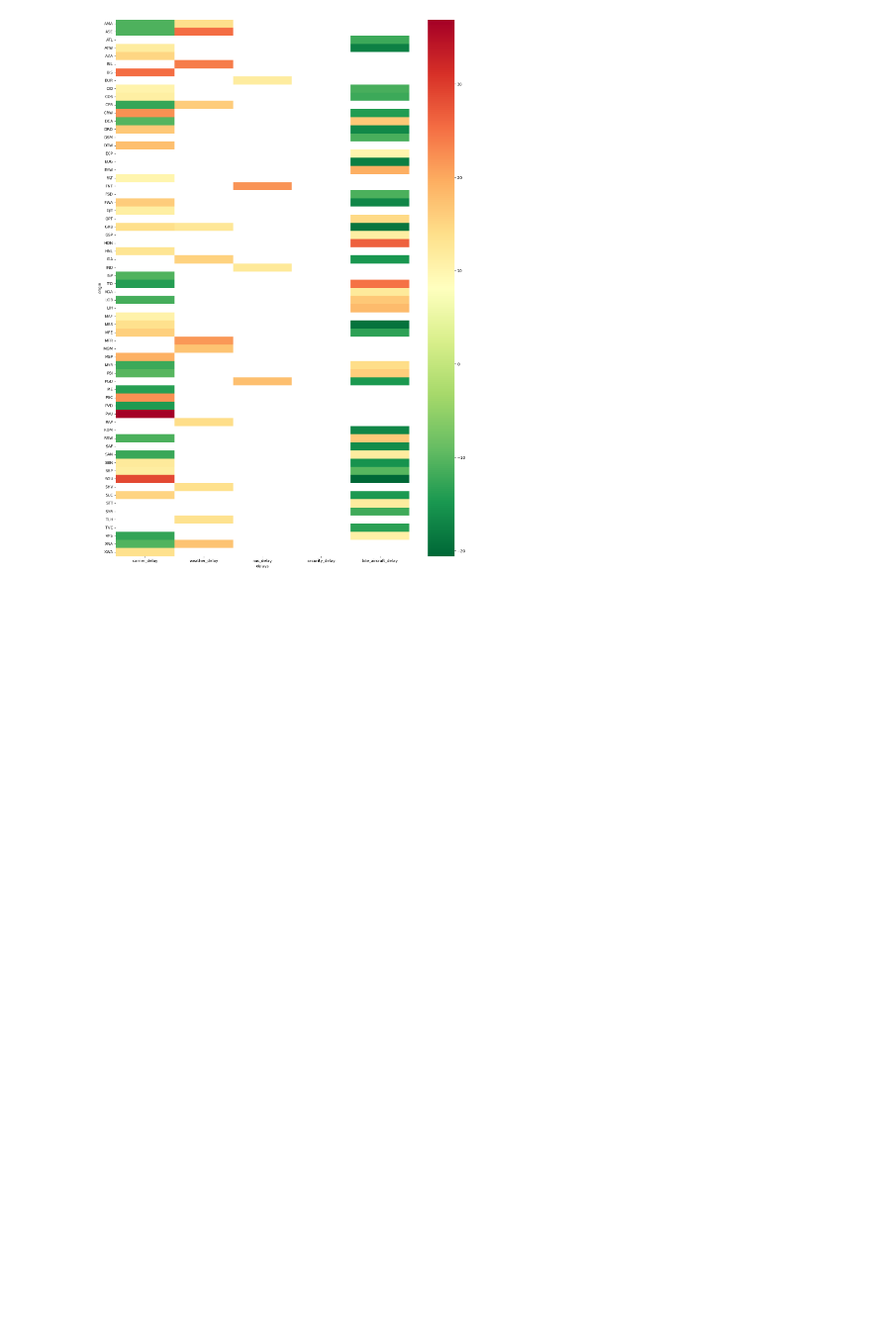
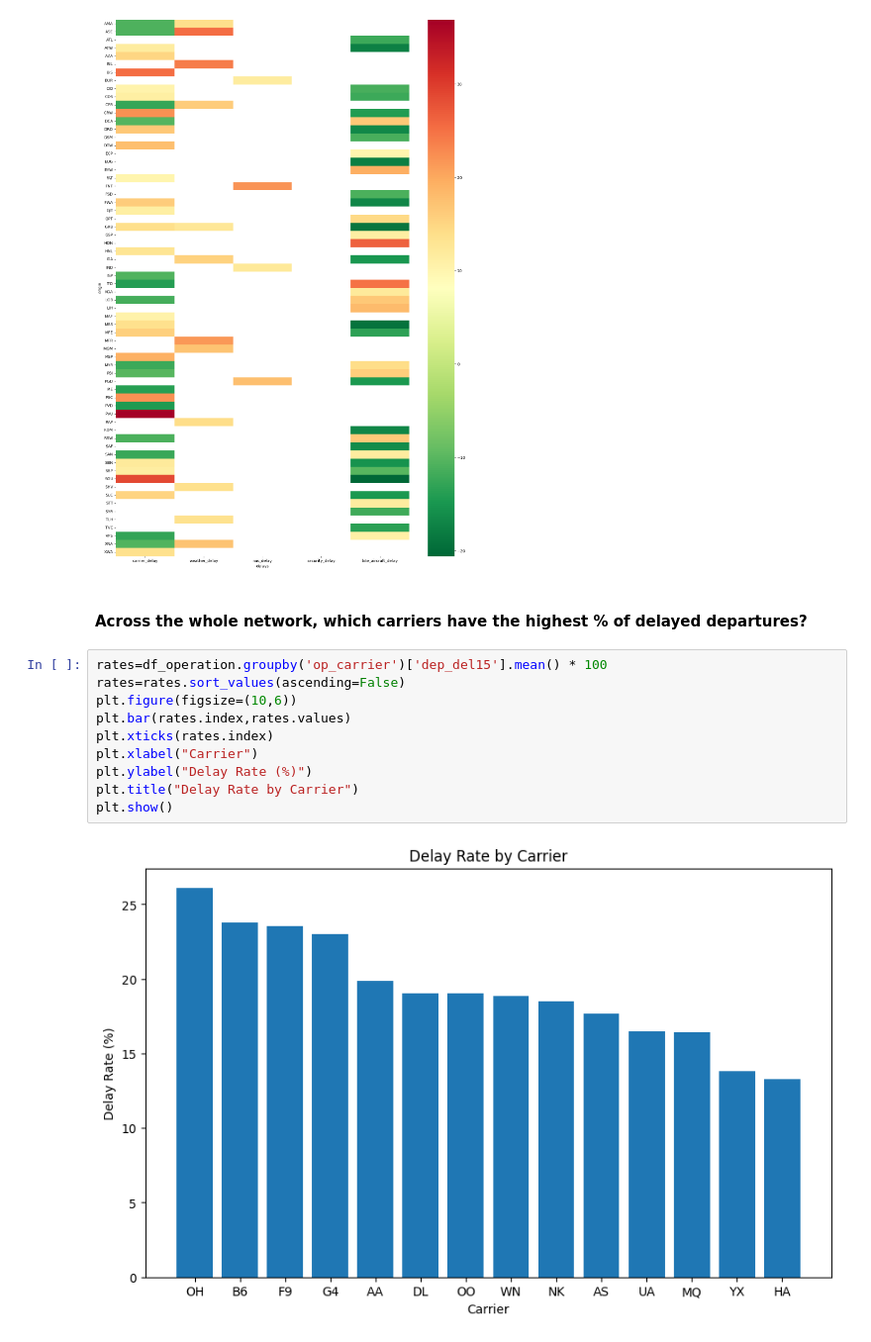
Before and after one commit to Sidhartht1607/flight-delay-risk-system, a Jupyter notebook: flight_data_set.ipynb, the cells around one changed output. Shown at 99% size. Cells and saved outputs as stored; diff of their text form; blank space fills up the shorter version.

Commit message:
flight analysis on delay and op_carrier

```diff
--- a/flight_data_set.ipynb
+++ b/flight_data_set.ipynb
@@ -1232,3 +1232,17 @@ plt.ylabel("origin")
 plt.show()
 # %% [output]
 [figure]
+# %% [markdown]
+#### Across the whole network, which carriers have the highest % of delayed departures?
+# %%
+rates=df_operation.groupby('op_carrier')['dep_del15'].mean() * 100
+rates=rates.sort_values(ascending=False)
+plt.figure(figsize=(10,6))
+plt.bar(rates.index,rates.values)
+plt.xticks(rates.index)
+plt.xlabel("Carrier")
+plt.ylabel("Delay Rate (%)")
+plt.title("Delay Rate by Carrier")
+plt.show()
+# %% [output]
+[figure, added]
```
Also changed, not shown: parts of 2 cells of this notebook.
